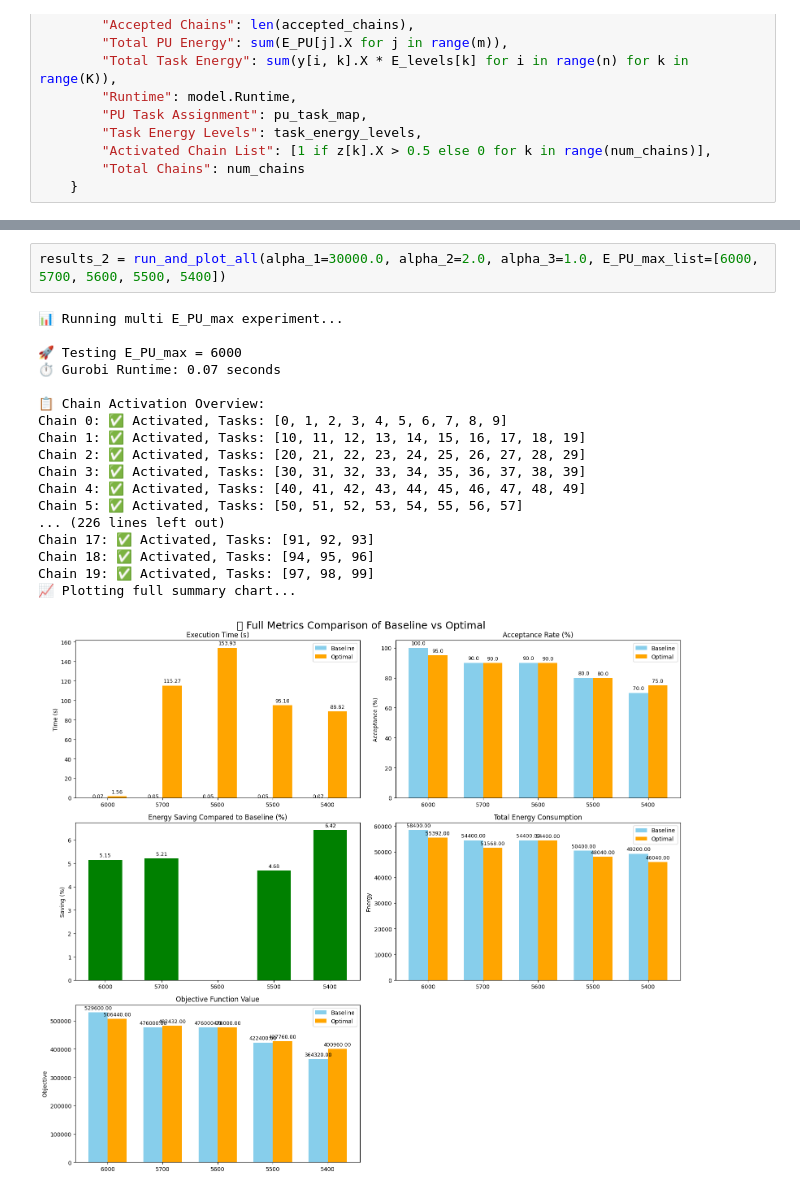
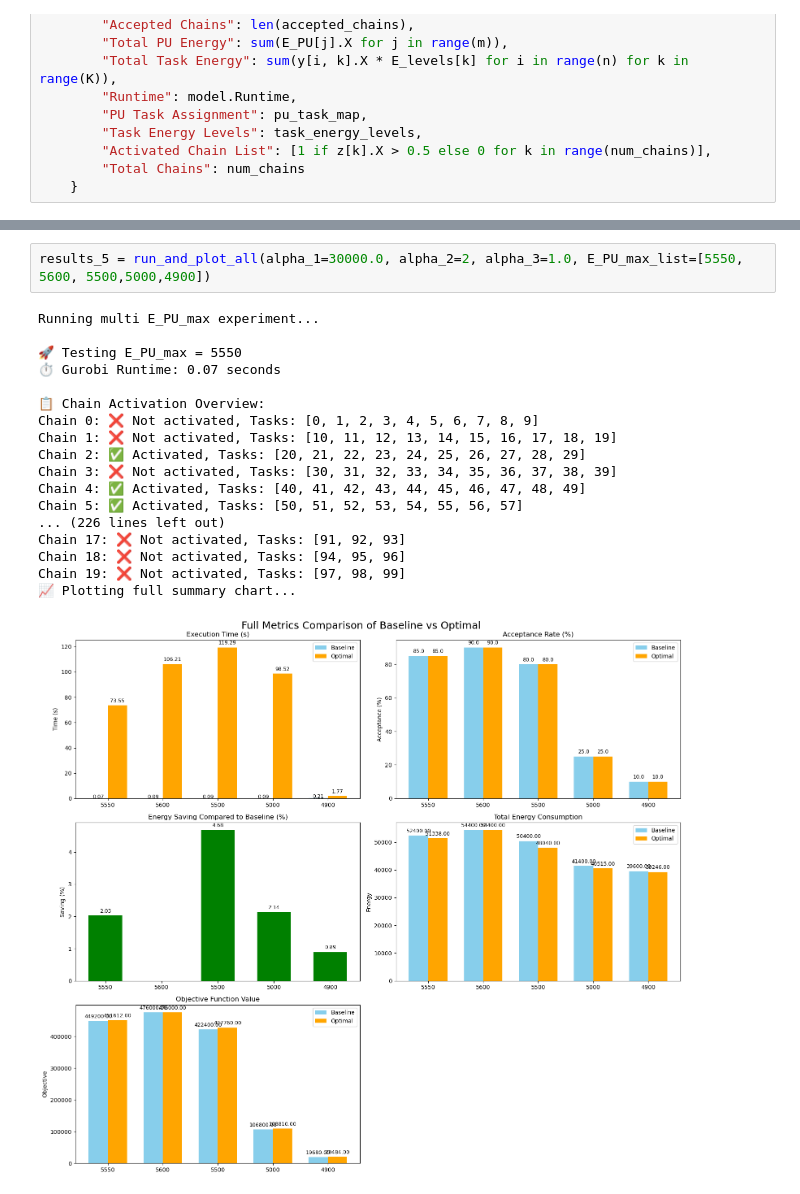
Before and after one commit to shuyangtian/Master_Arbeit, a Jupyter notebook: diff_E_PU_max_test.ipynb, the cells around one changed output, grey strips where cells are left out. Drawn from its saved outputs; the diff is of its cells as text.

```diff
--- a/diff_E_PU_max_test.ipynb
+++ b/diff_E_PU_max_test.ipynb
@@ -486,22 +504,22 @@ Chain 19: ✅ Activated, Tasks: [97, 98, 99]
 # %%
-results_2 = run_and_plot_all(alpha_1=30000.0, alpha_2=2.0, alpha_3=1.0, E_PU_max_list=[6000, 5700, 5600, 5500, 5400])
+results_5 = run_and_plot_all(alpha_1=30000.0, alpha_2=2, alpha_3=1.0, E_PU_max_list=[5550, 5600, 5500,5000,4900])
 # %% [output]
-📊 Running multi E_PU_max experiment...
+Running multi E_PU_max experiment...
 
-🚀 Testing E_PU_max = 6000
+🚀 Testing E_PU_max = 5550
 ⏱️ Gurobi Runtime: 0.07 seconds
 
 📋 Chain Activation Overview:
-Chain 0: ✅ Activated, Tasks: [0, 1, 2, 3, 4, 5, 6, 7, 8, 9]
-Chain 1: ✅ Activated, Tasks: [10, 11, 12, 13, 14, 15, 16, 17, 18, 19]
+Chain 0: ❌ Not activated, Tasks: [0, 1, 2, 3, 4, 5, 6, 7, 8, 9]
+Chain 1: ❌ Not activated, Tasks: [10, 11, 12, 13, 14, 15, 16, 17, 18, 19]
 Chain 2: ✅ Activated, Tasks: [20, 21, 22, 23, 24, 25, 26, 27, 28, 29]
-Chain 3: ✅ Activated, Tasks: [30, 31, 32, 33, 34, 35, 36, 37, 38, 39]
+Chain 3: ❌ Not activated, Tasks: [30, 31, 32, 33, 34, 35, 36, 37, 38, 39]
 Chain 4: ✅ Activated, Tasks: [40, 41, 42, 43, 44, 45, 46, 47, 48, 49]
 Chain 5: ✅ Activated, Tasks: [50, 51, 52, 53, 54, 55, 56, 57]
 ... (226 lines left out)
-Chain 17: ✅ Activated, Tasks: [91, 92, 93]
-Chain 18: ✅ Activated, Tasks: [94, 95, 96]
-Chain 19: ✅ Activated, Tasks: [97, 98, 99]
+Chain 17: ❌ Not activated, Tasks: [91, 92, 93]
+Chain 18: ❌ Not activated, Tasks: [94, 95, 96]
+Chain 19: ❌ Not activated, Tasks: [97, 98, 99]
 📈 Plotting full summary chart...
-[figure, old version]
+[figure, new version]
 # %%
```
Also changed, not shown: parts of 10 cells of this notebook, 7 other files.
